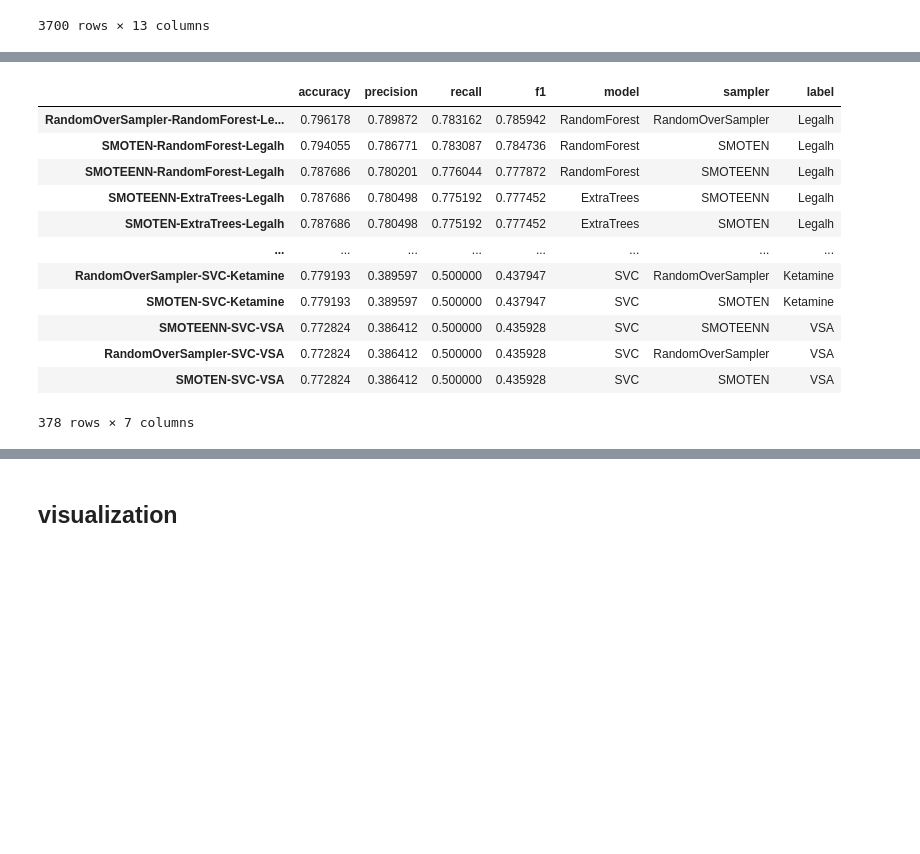
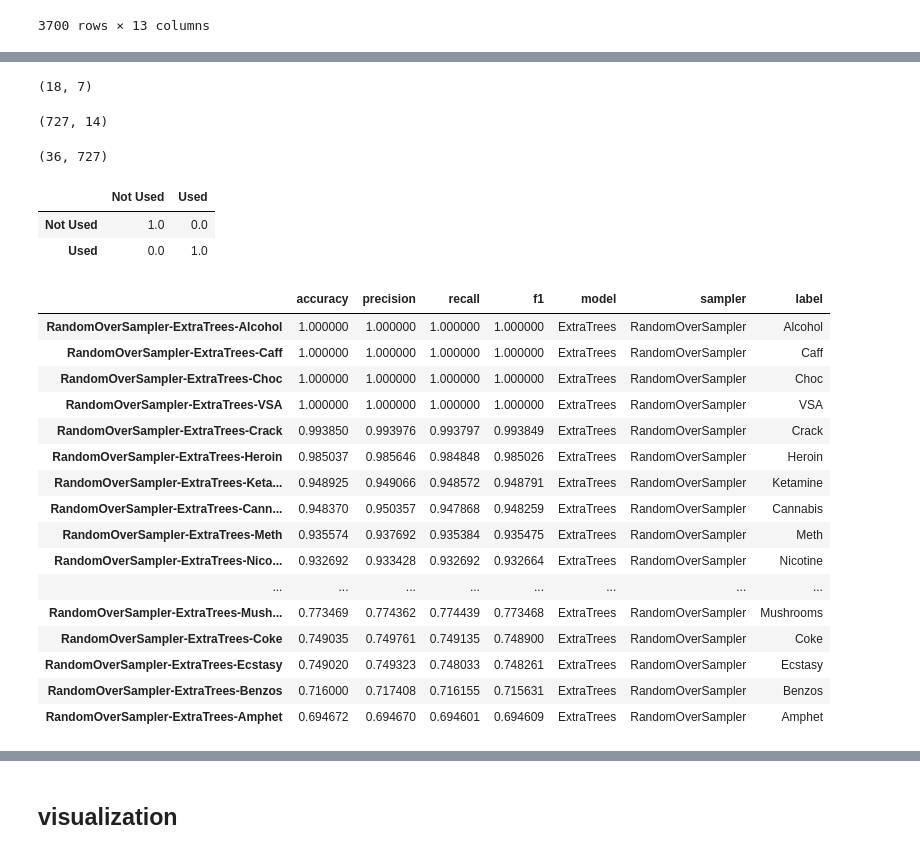
Before and after one commit to RedBatProject/Works, a Jupyter notebook: work_42_drug_consumption.ipynb, the cells around one changed output, grey strips where cells are left out. Drawn from its saved outputs; the diff is of its cells as text; code cells hidden in the pictures; blank space fills up the shorter version.

```diff
--- a/work_42_drug_consumption.ipynb
+++ b/work_42_drug_consumption.ipynb
@@ -601,6 +623,9 @@ from imblearn.under_sampling import *
 from imblearn.combine import *
 sampler = {'RandomOverSampler':RandomOverSampler,'SMOTEENN':SMOTEENN,'SMOTEN':SMOTEN}
 models = {'RandomForest':RandomForestClassifier,'XGB':XGBClassifier,'ExtraTrees':ExtraTreesClassifier,'DecisionTreeClassifier':DecisionTreeClassifier,'LogisticRegression':LogisticRegression,'SVC':SVC,"LinearSVC":LinearSVC}
+# %%
+sampler = {'RandomOverSampler':RandomOverSampler}
+models = {'ExtraTrees':ExtraTreesClassifier}
 # %%
 X,x,Y,y = train_test_split(data[data.columns[0:12]],data[data.columns[12:]],random_state=2)
 # %%
@@ -662,0 +672,10 @@ data2
+# %%
+data = data2.copy()
+# %%
+performance.shape
+# %% [output]
+(18, 7)
+# %%
+test.shape
+# %% [output]
+(727, 14)
@@ -663,3 +684,18 @@ data2
+# %%
+kkh.shape
+# %% [output]
+(36, 727)
+# %%
+kkh = {}
+# %%
+cm = confusion_matrix(y,y_)
+cm_normalized = cm.astype('float') / cm.sum(axis=1)[:, np.newaxis]
+df = pd.DataFrame(cm_normalized, index=['Not Used', 'Used'], columns=['Not Used', 'Used'])
+df.to_csv('')
+# %% [output]
+|  | Not Used | Used |
+| Not Used | 1.0 | 0.0 |
+| Used | 0.0 | 1.0 |
 # %%
 # performance = pd.DataFrame()
 smp = []
@@ -671,7 +707,7 @@ perf = {}
 k = 0
 for sm in list(sampler.keys()):
   # data = data2.sample(frac=1,random_state=2342)
-  rus = sampler[sm]()
+#   rus = sampler[sm]()
   # X_,Y_= rus.fit_resample(data, data['Machine failure'])
   # print(Y_.sum()/y_.shape[0])
 
@@ -681,52 +717,66 @@ for sm in list(sampler.keys()):
 
   for label in data2.columns[12:]:
     # data = data2.sample(frac=1,random_state=2342)
+    rus = sampler[sm]()
     data = data2.copy()
-    data['Machine failure'] = data[label]
-    data.drop(data2.columns[12:],axis=1,inplace=True)
-    # data,tr= rus.fit_resample(data, data['Machine failure'])
-    # data['Machine failure'] = tr
+    data['Machine failure'] = data2[label]
+    data.drop(data2.columns[12:-1],axis=1,inplace=True)
+    X_,Y_= rus.fit_resample(data, data['Machine failure'])
+
+    data,tr= rus.fit_resample(X_, Y_)
+    data['Machine failure'] = tr
 
     train = data.sample(frac=0.75,random_state=2342)
     test = data.drop(train.index)
     # train,tr= rus.fit_resample(train, train['Machine failure'])
     # train['Machine failure'] = tr
 
     # test = pd.concat([test[test['Machine failure']==1].sample(frac=1),test[test['Machine failure']==0].sample(test[test['Machine failure']==0].shape[0])])
     X,Y,x,y = train.drop('Machine failure',axis=1).to_numpy(),train['Machine failure'].to_numpy(),test.drop('Machine failure',axis=1).to_numpy(),test['Machine failure'].to_numpy()
+#     # X,x,Y,y = train_test_split(data[data.columns[0:12]],data[data.columns[12:]],random_state=2)
     for mod in models.keys():
       # print(sm,mod,label)
       # try:
       #   model = models[mod](random_state=1234)
       # except:
       model = models[mod]()
       model.fit(X,Y)
       y_ = model.predict(x)
       smp.append(sm)
       mdl.append(mod)
       labels.append(label)
+      kkh[f'label-{label}'] = y
+      kkh[f'pred-{label}'] = y_
+      cm = confusion_matrix(y,y_)
+      cm_normalized = cm.astype('float') / cm.sum(axis=1)[:, np.newaxis]
+      df = pd.DataFrame(cm_normalized, index=['Not Used', 'Used'], columns=['Not Used', 'Used'])
+      df.to_csv(f'/content/drive/MyDrive/asasas/{sm}-{mod}-{label}.csv')
 
       perf[f'{sm}-{mod}-{label}'] = [accuracy_score(y,y_),precision_score(y,y_,average='macro'),recall_score(y,y_,average='macro'),f1_score(y,y_,average='macro')]
       # k += 1
 performance = pd.DataFrame().from_dict(perf,orient='index')
 performance.columns = ['accuracy','precision','recall','f1']
 # performanceT = performance.T
 performance['model'] = mdl
 performance['sampler'] = smp
 performance['label'] = labels
 
 performance.sort_values(by='f1',ascending=False)
 # %% [output]
 |  | accuracy | precision | recall | f1 | model | sampler | label |
-| RandomOverSampler-RandomForest-Le... | 0.796178 | 0.789872 | 0.783162 | 0.785942 | RandomForest | RandomOverSampler | Legalh |
-| SMOTEN-RandomForest-Legalh | 0.794055 | 0.786771 | 0.783087 | 0.784736 | RandomForest | SMOTEN | Legalh |
-| SMOTEENN-RandomForest-Legalh | 0.787686 | 0.780201 | 0.776044 | 0.777872 | RandomForest | SMOTEENN | Legalh |
-| SMOTEENN-ExtraTrees-Legalh | 0.787686 | 0.780498 | 0.775192 | 0.777452 | ExtraTrees | SMOTEENN | Legalh |
-| SMOTEN-ExtraTrees-Legalh | 0.787686 | 0.780498 | 0.775192 | 0.777452 | ExtraTrees | SMOTEN | Legalh |
+| RandomOverSampler-ExtraTrees-Alcohol | 1.000000 | 1.000000 | 1.000000 | 1.000000 | ExtraTrees | RandomOverSampler | Alcohol |
+| RandomOverSampler-ExtraTrees-Caff | 1.000000 | 1.000000 | 1.000000 | 1.000000 | ExtraTrees | RandomOverSampler | Caff |
+| RandomOverSampler-ExtraTrees-Choc | 1.000000 | 1.000000 | 1.000000 | 1.000000 | ExtraTrees | RandomOverSampler | Choc |
+| RandomOverSampler-ExtraTrees-VSA | 1.000000 | 1.000000 | 1.000000 | 1.000000 | ExtraTrees | RandomOverSampler | VSA |
+| RandomOverSampler-ExtraTrees-Crack | 0.993850 | 0.993976 | 0.993797 | 0.993849 | ExtraTrees | RandomOverSampler | Crack |
+| RandomOverSampler-ExtraTrees-Heroin | 0.985037 | 0.985646 | 0.984848 | 0.985026 | ExtraTrees | RandomOverSampler | Heroin |
+| RandomOverSampler-ExtraTrees-Keta... | 0.948925 | 0.949066 | 0.948572 | 0.948791 | ExtraTrees | RandomOverSampler | Ketamine |
+| RandomOverSampler-ExtraTrees-Cann... | 0.948370 | 0.950357 | 0.947868 | 0.948259 | ExtraTrees | RandomOverSampler | Cannabis |
+| RandomOverSampler-ExtraTrees-Meth | 0.935574 | 0.937692 | 0.935384 | 0.935475 | ExtraTrees | RandomOverSampler | Meth |
+| RandomOverSampler-ExtraTrees-Nico... | 0.932692 | 0.933428 | 0.932692 | 0.932664 | ExtraTrees | RandomOverSampler | Nicotine |
 | ... | ... | ... | ... | ... | ... | ... | ... |
-| RandomOverSampler-SVC-Ketamine | 0.779193 | 0.389597 | 0.500000 | 0.437947 | SVC | RandomOverSampler | Ketamine |
-| SMOTEN-SVC-Ketamine | 0.779193 | 0.389597 | 0.500000 | 0.437947 | SVC | SMOTEN | Ketamine |
-| SMOTEENN-SVC-VSA | 0.772824 | 0.386412 | 0.500000 | 0.435928 | SVC | SMOTEENN | VSA |
-| RandomOverSampler-SVC-VSA | 0.772824 | 0.386412 | 0.500000 | 0.435928 | SVC | RandomOverSampler | VSA |
-| SMOTEN-SVC-VSA | 0.772824 | 0.386412 | 0.500000 | 0.435928 | SVC | SMOTEN | VSA |
+| RandomOverSampler-ExtraTrees-Mush... | 0.773469 | 0.774362 | 0.774439 | 0.773468 | ExtraTrees | RandomOverSampler | Mushrooms |
+| RandomOverSampler-ExtraTrees-Coke | 0.749035 | 0.749761 | 0.749135 | 0.748900 | ExtraTrees | RandomOverSampler | Coke |
+| RandomOverSampler-ExtraTrees-Ecstasy | 0.749020 | 0.749323 | 0.748033 | 0.748261 | ExtraTrees | RandomOverSampler | Ecstasy |
+| RandomOverSampler-ExtraTrees-Benzos | 0.716000 | 0.717408 | 0.716155 | 0.715631 | ExtraTrees | RandomOverSampler | Benzos |
+| RandomOverSampler-ExtraTrees-Amphet | 0.694672 | 0.694670 | 0.694601 | 0.694609 | ExtraTrees | RandomOverSampler | Amphet |
-378 rows × 7 columns
```
Also changed, not shown: parts of 22 cells of this notebook.
